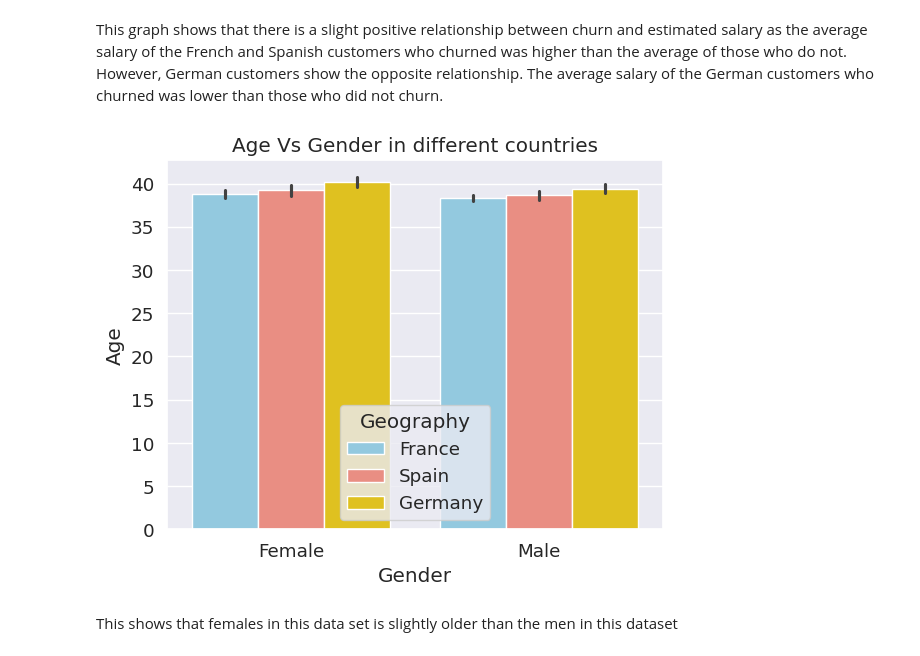
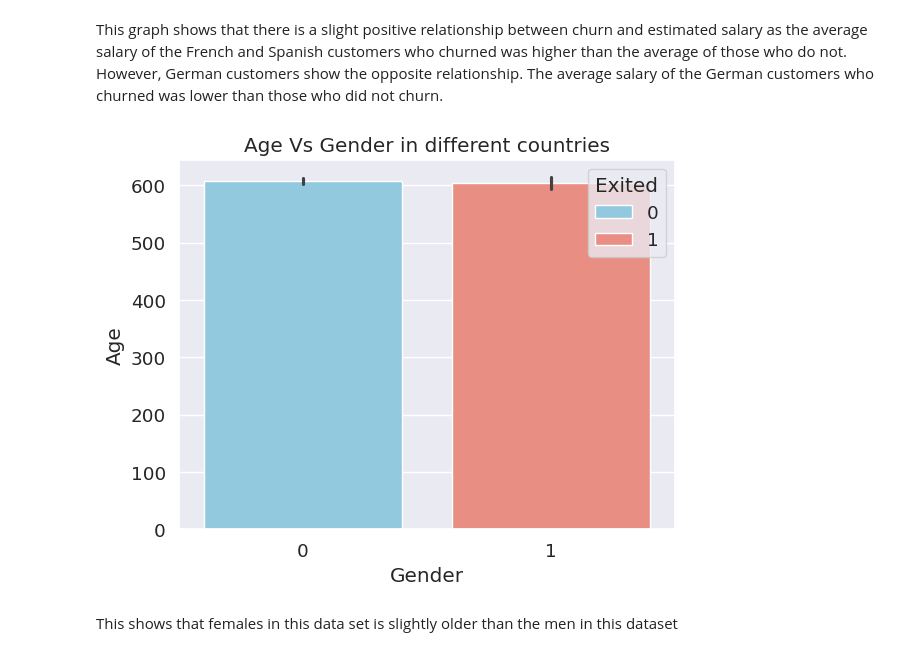
Before and after one commit to Jowayria-27/Artifical-Intelligence-Project, a Jupyter notebook: Customer_Churn.ipynb, the cells around one changed output. Cells and saved outputs as stored; diff of their text form; code cells hidden in the pictures.

```diff
--- a/Customer_Churn.ipynb
+++ b/Customer_Churn.ipynb
@@ -372,3 +418,32 @@ Based on this correlation matrix, the following is shown:
 8. There is a slight negative relationship between between tenure and exited. The more a person spends being a customer of the bank, the less likely he/she will churn/exit
 9. There is a slight positive relationship between estimated salary and exited. The higher a person's salary, the more likely they will exit the bank.
 10. There is almost no correlation (very very weak negative correlation which makes it irrelevant) between hasCrCard, satisfaction score, and points earned. This goes to show that those factors might not necessarily affect exit/churn rates
+# %%
+import math
+
+categorical_features = []
+categorical_features.append('Card Type')
+for column in df.columns:
+    if df[column].dtype == object:
+        categorical_features.append(column)
+
+
+# Plotting every feature average in relation to the "target"
+sns.set(font_scale=1.2)
+
+# Calculate the number of rows and columns for the grid based on the number of categorical features
+n_features = len(categorical_features)
+n_cols = 3  # You can set this to the number of columns you want
+n_rows = math.ceil(n_features / n_cols)
+
+plt.figure(figsize=(n_cols * 5, n_rows * 5))
+
+for i, column in enumerate(categorical_features, 1):
+    plt.subplot(n_rows, n_cols, i)
+    g = sns.barplot(x=column, y='Exited', data=df, palette='viridis')
+    g.set_xticklabels(g.get_xticklabels(), rotation=90)
+    plt.ylabel('Churn count')
+    plt.xlabel(f'{column}')
+
+plt.tight_layout()  # Adjust layout to prevent overlap
+plt.show()
@@ -438,12 +528,12 @@ plt.show()
 # %% [markdown]
 This graph shows that there is a slight positive relationship between churn and estimated salary as the average salary of the French and Spanish customers who churned was higher than the average of those who do not. However, German customers show the opposite relationship. The average salary of the German customers who churned was lower than those who did not churn.
 # %%
-sns.barplot(data=df, x='Gender', y='Age' , hue='Geography', palette=['skyblue', 'salmon','gold'])
+sns.barplot(data=df, x='Exited', y='Point Earned' , hue='Exited', palette=['skyblue', 'salmon','gold'])
 plt.xlabel('Gender')
 plt.ylabel('Age')
 plt.title('Age Vs Gender in different countries')
 plt.show()
 # %% [output]
-[figure, old version]
+[figure, new version]
 # %% [markdown]
 This shows that females in this data set is slightly older than the men in this dataset
```
Also changed, not shown: parts of 72 cells of this notebook.
